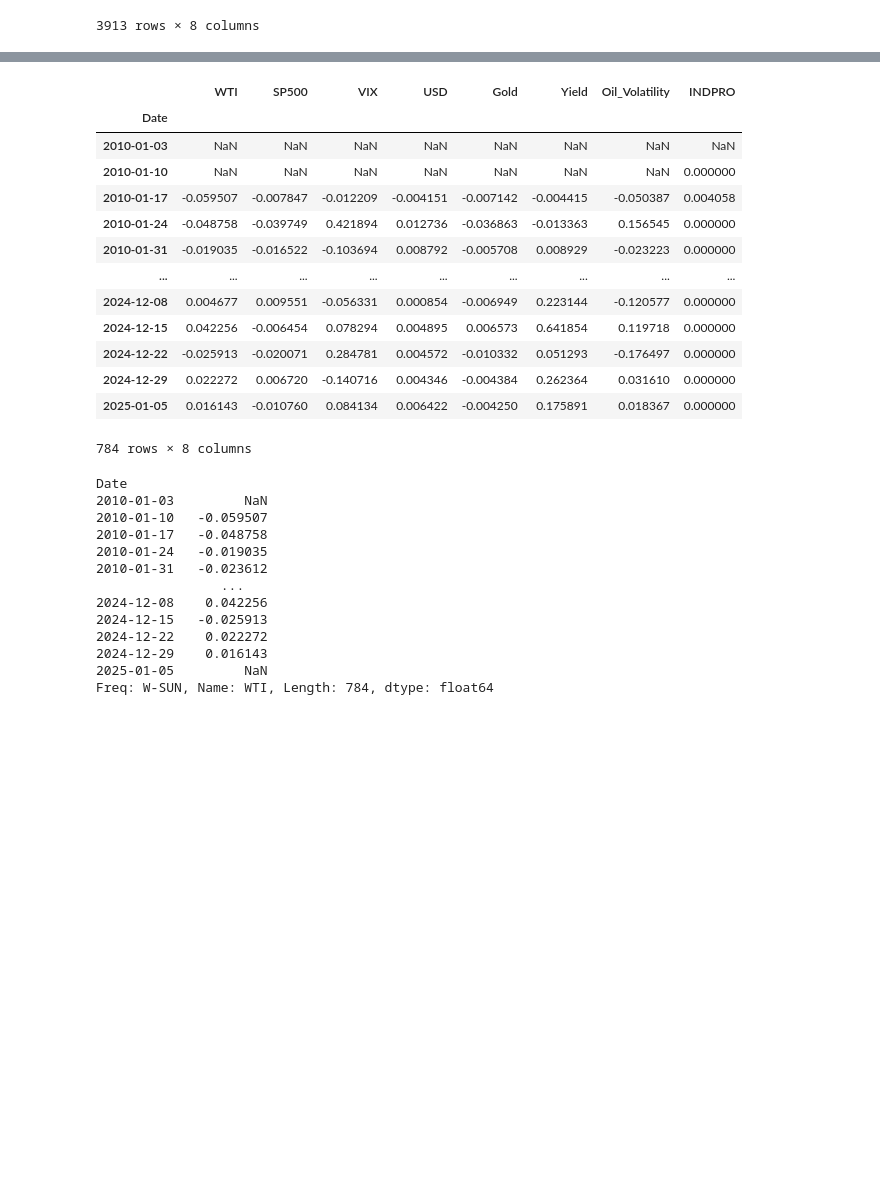
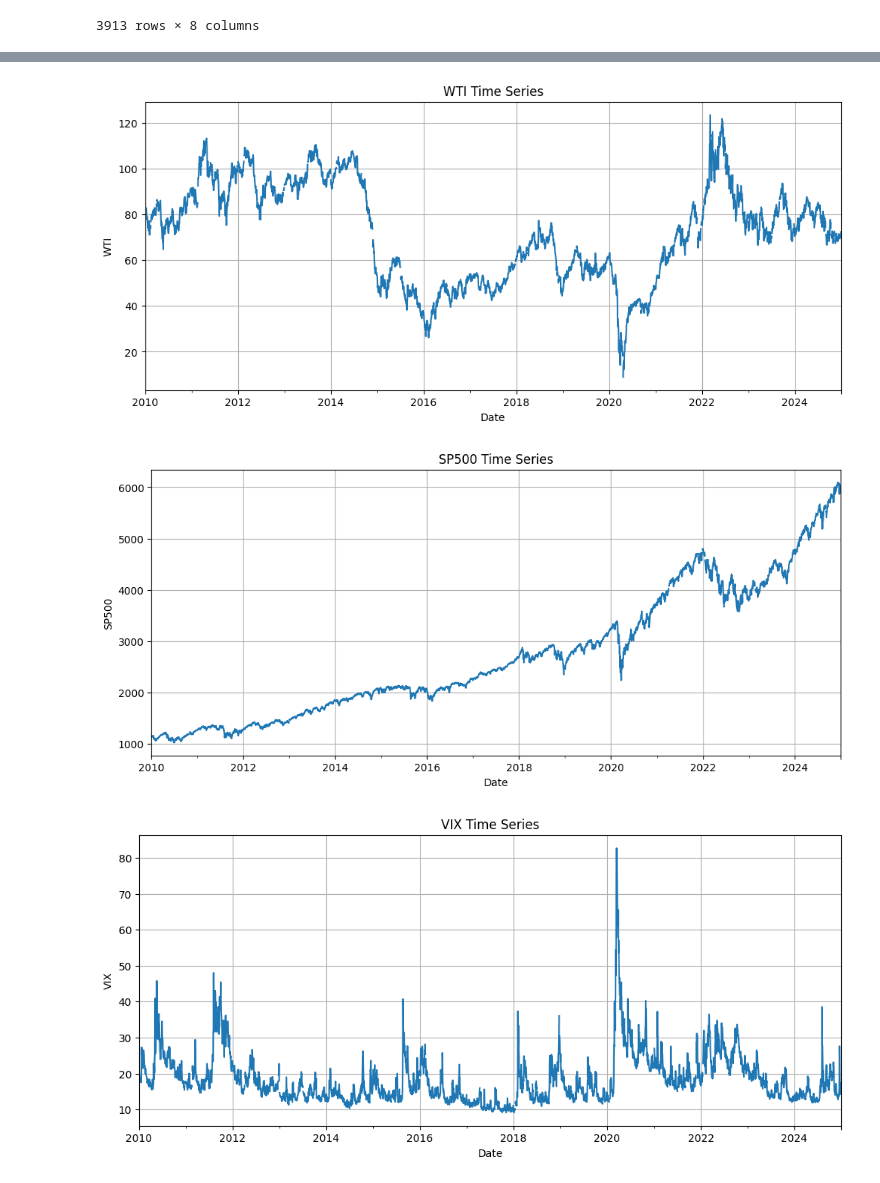
Before and after one commit to Carlson29/Crude-Oil-Prices-Model, a Jupyter notebook: code Files/oil_prediction.ipynb, the cells around one changed output, grey strips where cells are left out. Cells and saved outputs as stored; diff of their text form; code cells hidden in the pictures; blank space fills up the shorter version.

```diff
--- a/code Files/oil_prediction.ipynb
+++ b/code Files/oil_prediction.ipynb
@@ -327,17 +228,0 @@ returns['INDPRO'] = data['INDPRO'].pct_change()
-# %%
-returns
-# %% [output]
-|  | WTI | SP500 | VIX | USD | Gold | Yield | Oil_Volatility | INDPRO |
-| Date |  |  |  |  |  |  |  |  |
-| 2010-01-03 | NaN | NaN | NaN | NaN | NaN | NaN | NaN | NaN |
-| 2010-01-10 | NaN | NaN | NaN | NaN | NaN | NaN | NaN | 0.000000 |
-| 2010-01-17 | -0.059507 | -0.007847 | -0.012209 | -0.004151 | -0.007142 | -0.004415 | -0.050387 | 0.004058 |
-| 2010-01-24 | -0.048758 | -0.039749 | 0.421894 | 0.012736 | -0.036863 | -0.013363 | 0.156545 | 0.000000 |
-| 2010-01-31 | -0.019035 | -0.016522 | -0.103694 | 0.008792 | -0.005708 | 0.008929 | -0.023223 | 0.000000 |
-| ... | ... | ... | ... | ... | ... | ... | ... | ... |
-| 2024-12-08 | 0.004677 | 0.009551 | -0.056331 | 0.000854 | -0.006949 | 0.223144 | -0.120577 | 0.000000 |
-| 2024-12-15 | 0.042256 | -0.006454 | 0.078294 | 0.004895 | 0.006573 | 0.641854 | 0.119718 | 0.000000 |
-| 2024-12-22 | -0.025913 | -0.020071 | 0.284781 | 0.004572 | -0.010332 | 0.051293 | -0.176497 | 0.000000 |
-| 2024-12-29 | 0.022272 | 0.006720 | -0.140716 | 0.004346 | -0.004384 | 0.262364 | 0.031610 | 0.000000 |
-| 2025-01-05 | 0.016143 | -0.010760 | 0.084134 | 0.006422 | -0.004250 | 0.175891 | 0.018367 | 0.000000 |
-784 rows × 8 columns
@@ -350,16 +229,29 @@ X = returns.drop(columns=['WTI'])
-# %%
-y
-# %% [output]
-Date
-2010-01-03         NaN
-2010-01-10   -0.059507
-2010-01-17   -0.048758
-2010-01-24   -0.019035
-2010-01-31   -0.023612
-                ...
-2024-12-08    0.042256
-2024-12-15   -0.025913
-2024-12-22    0.022272
-2024-12-29    0.016143
-2025-01-05         NaN
-Freq: W-SUN, Name: WTI, Length: 784, dtype: float64
+# %%
+# Replace inf values first
+data = data.replace([np.inf, -np.inf], np.nan)
+
+# Remove invalid non-positive values
+data.loc[data['WTI'] <= 0, 'WTI'] = np.nan
+data.loc[data['SP500'] <= 0, 'SP500'] = np.nan
+data.loc[data['USD'] <= 0, 'USD'] = np.nan
+data.loc[data['Gold'] <= 0, 'Gold'] = np.nan
+data.loc[data['VIX'] <= 0, 'VIX'] = np.nan
+data.loc[data['Oil_Volatility'] <= 0, 'Oil_Volatility'] = np.nan
+# %%
+import matplotlib.pyplot as plt
+
+for col in data.columns:
+    plt.figure(figsize=(12, 5))
+
+    data[col].plot()
+
+    plt.title(f"{col} Time Series")
+    plt.xlabel("Date")
+    plt.ylabel(col)
+    plt.grid(True)
+
+    plt.show()
+# %% [output]
+[figure, added]
+[figure, added]
+[figure, added]
```
Also changed, not shown: parts of 28 cells of this notebook.
